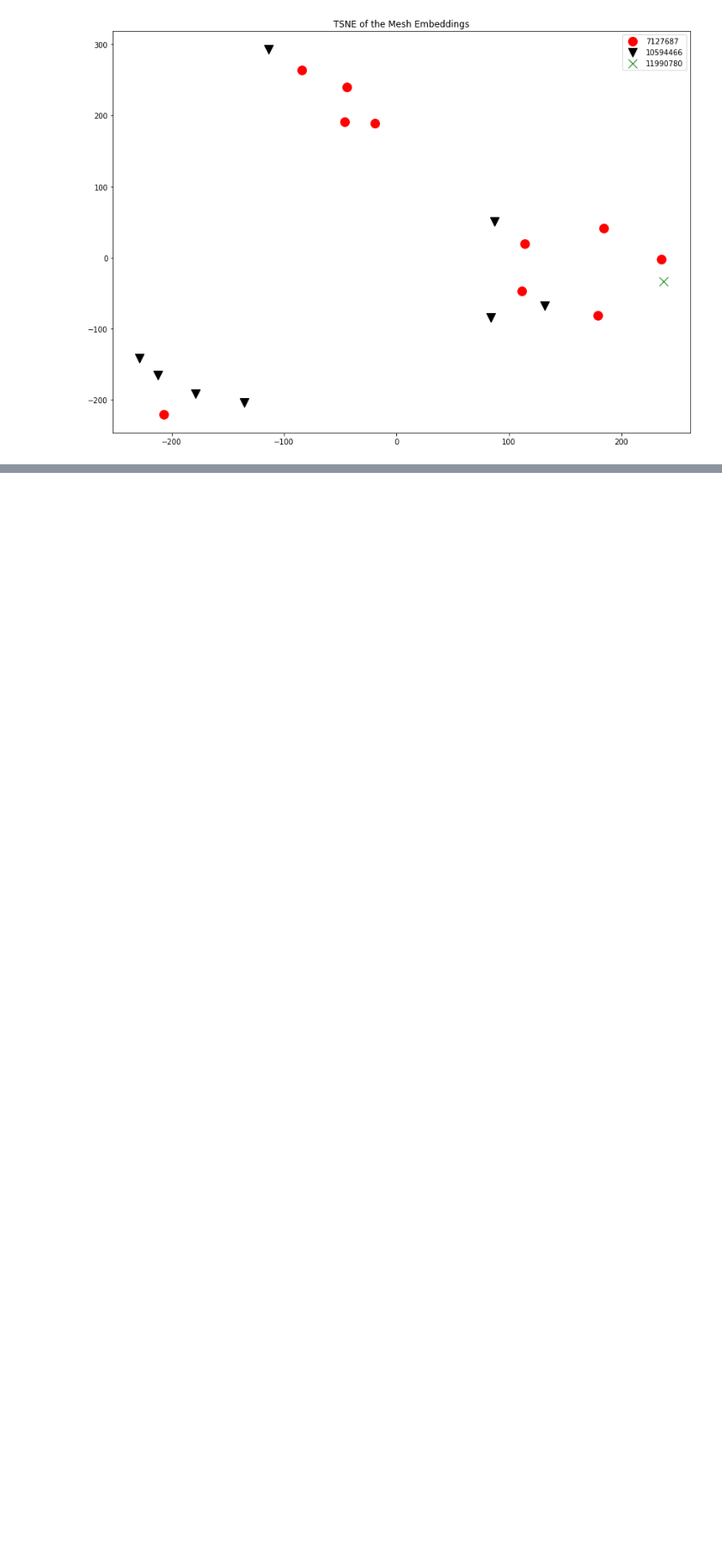
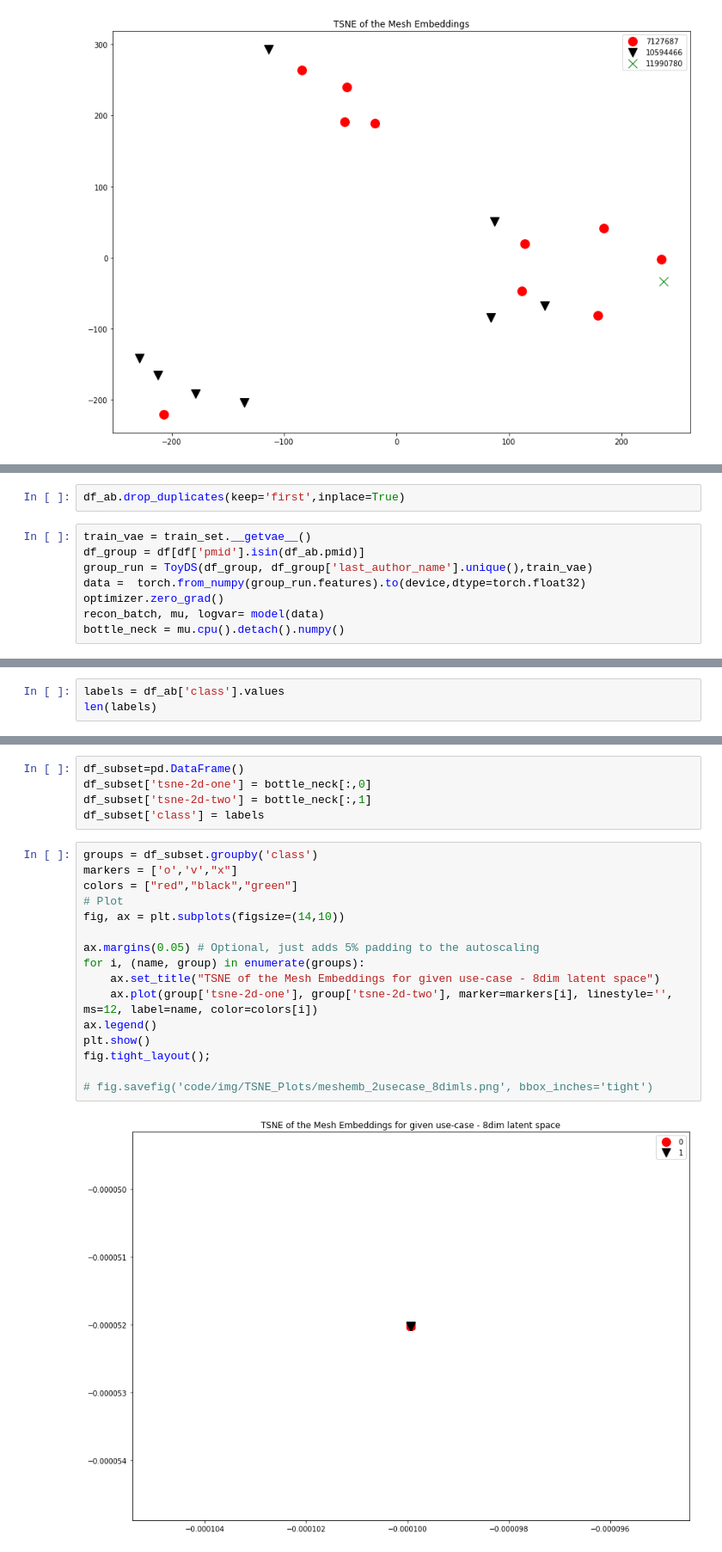
Before and after one commit to ShaulSolomon/academix-ydata-project-truncated, a Jupyter notebook: code/5_vae.ipynb, the cells around one changed output, grey strips where cells are left out. Shown at 86% size. Cells and saved outputs as stored; diff of their text form; blank space fills up the shorter version.

Commit message:
Basic TSNE of mesh emb use-case, bad results

```diff
--- a/code/5_vae.ipynb
+++ b/code/5_vae.ipynb
@@ -531,0 +494,10 @@ array([-0.27714178, -1.0017875 , -0.8660377 , -1.3950189 ,  0.31925023,
+# %%
+df_ab.drop_duplicates(keep='first',inplace=True)
+# %%
+train_vae = train_set.__getvae__()
+df_group = df[df['pmid'].isin(df_ab.pmid)]
+group_run = ToyDS(df_group, df_group['last_author_name'].unique(),train_vae)
+data =  torch.from_numpy(group_run.features).to(device,dtype=torch.float32)
+optimizer.zero_grad()
+recon_batch, mu, logvar= model(data)
+bottle_neck = mu.cpu().detach().numpy()
@@ -531,0 +512,3 @@ array([-0.27714178, -1.0017875 , -0.8660377 , -1.3950189 ,  0.31925023,
+# %%
+labels = df_ab['class'].values
+len(labels)
@@ -531,0 +531,23 @@ array([-0.27714178, -1.0017875 , -0.8660377 , -1.3950189 ,  0.31925023,
+# %%
+df_subset=pd.DataFrame()
+df_subset['tsne-2d-one'] = bottle_neck[:,0]
+df_subset['tsne-2d-two'] = bottle_neck[:,1]
+df_subset['class'] = labels
+# %%
+groups = df_subset.groupby('class')
+markers = ['o','v',"x"]
+colors = ["red","black","green"]
+# Plot
+fig, ax = plt.subplots(figsize=(14,10))
+
+ax.margins(0.05) # Optional, just adds 5% padding to the autoscaling
+for i, (name, group) in enumerate(groups):
+    ax.set_title("TSNE of the Mesh Embeddings for given use-case - 8dim latent space")
+    ax.plot(group['tsne-2d-one'], group['tsne-2d-two'], marker=markers[i], linestyle='', ms=12, label=name, color=colors[i])
+ax.legend()
+plt.show()
+fig.tight_layout();
+
+# fig.savefig('code/img/TSNE_Plots/meshemb_2usecase_8dimls.png', bbox_inches='tight')
+# %% [output]
+[figure, added]
```
Also changed, not shown: parts of 21 cells of this notebook, 2 other files.
